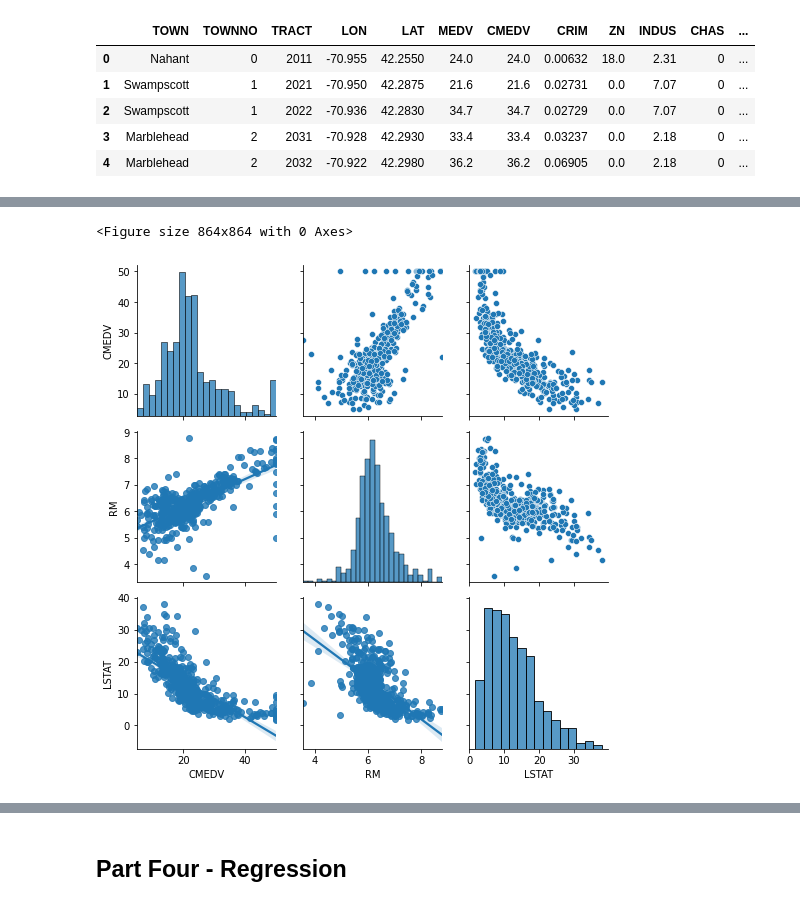
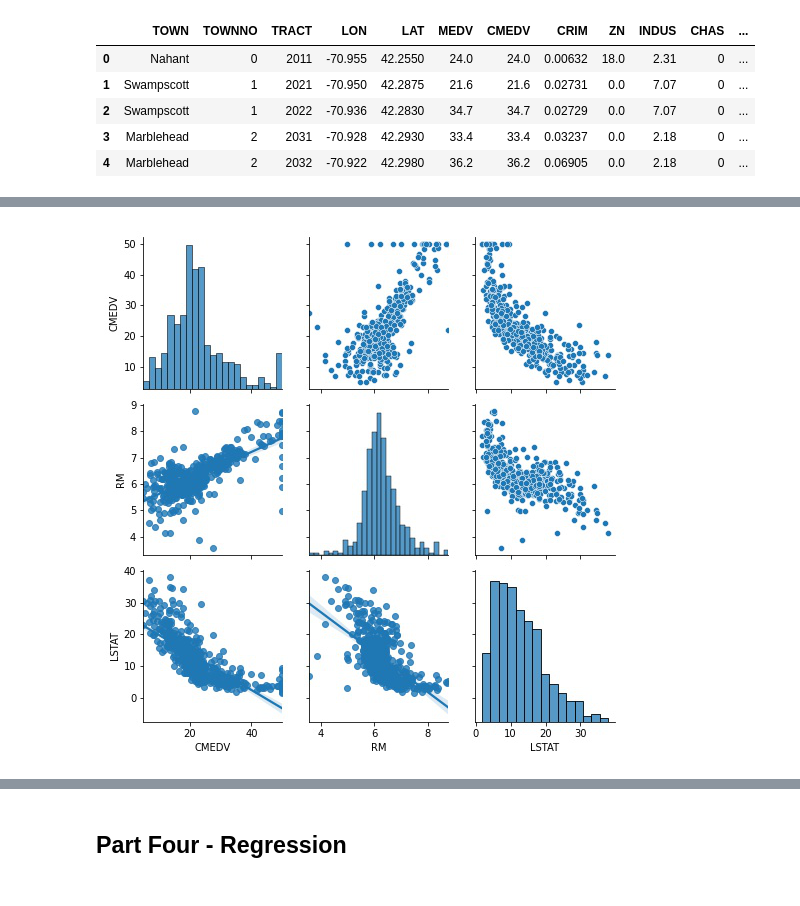
Before and after one commit to SamtheSaint/AIHACK21, a Jupyter notebook: boston.ipynb, the cells around one changed output, grey strips where cells are left out. Drawn from its saved outputs; the diff is of its cells as text; code cells hidden in the pictures.

```diff
--- a/boston.ipynb
+++ b/boston.ipynb
@@ -67,0 +50,9 @@ sns.scatterplot(x=reduced_data[0], y=reduced_data[1])
+# %%
+# correlation coefficients
+if not os.path.exists("out/heatmap.jpeg"):
+    fig, ax = plt.subplots(figsize=(14, 12))
+    sns.heatmap(data.corr(), annot=True, fmt=".2f")
+    plt.savefig("out/heatmap.jpeg")
+else:
+    img = Image.open("out/heatmap.jpeg")
+    display(img)
@@ -68,10 +61,13 @@ sns.scatterplot(x=reduced_data[0], y=reduced_data[1])
 # %%
-plt.figure(figsize=(12,12))
-g = sns.PairGrid(data[["CMEDV", "RM", "LSTAT"]])
-g.map_diag(sns.histplot)
-g.map_upper(sns.scatterplot)
-g.map_lower(sns.regplot)
-plt.savefig("out/pairplot.jpeg")
+if os.path.exists("out/pairplot.jpeg"):
+    img = Image.open("out/pairplot.jpeg")
+    display(img)
+else:
+    plt.figure(figsize=(12,12))
+    g = sns.PairGrid(data[["CMEDV", "RM", "LSTAT"]])
+    g.map_diag(sns.histplot)
+    g.map_upper(sns.scatterplot)
+    g.map_lower(sns.regplot)
+    plt.savefig("out/pairplot.jpeg")
 # %% [output]
-<Figure size 864x864 with 0 Axes>
-[figure, old version]
+[figure, new version]
```
Also changed, not shown: parts of 26 cells of this notebook, 3 other files.
